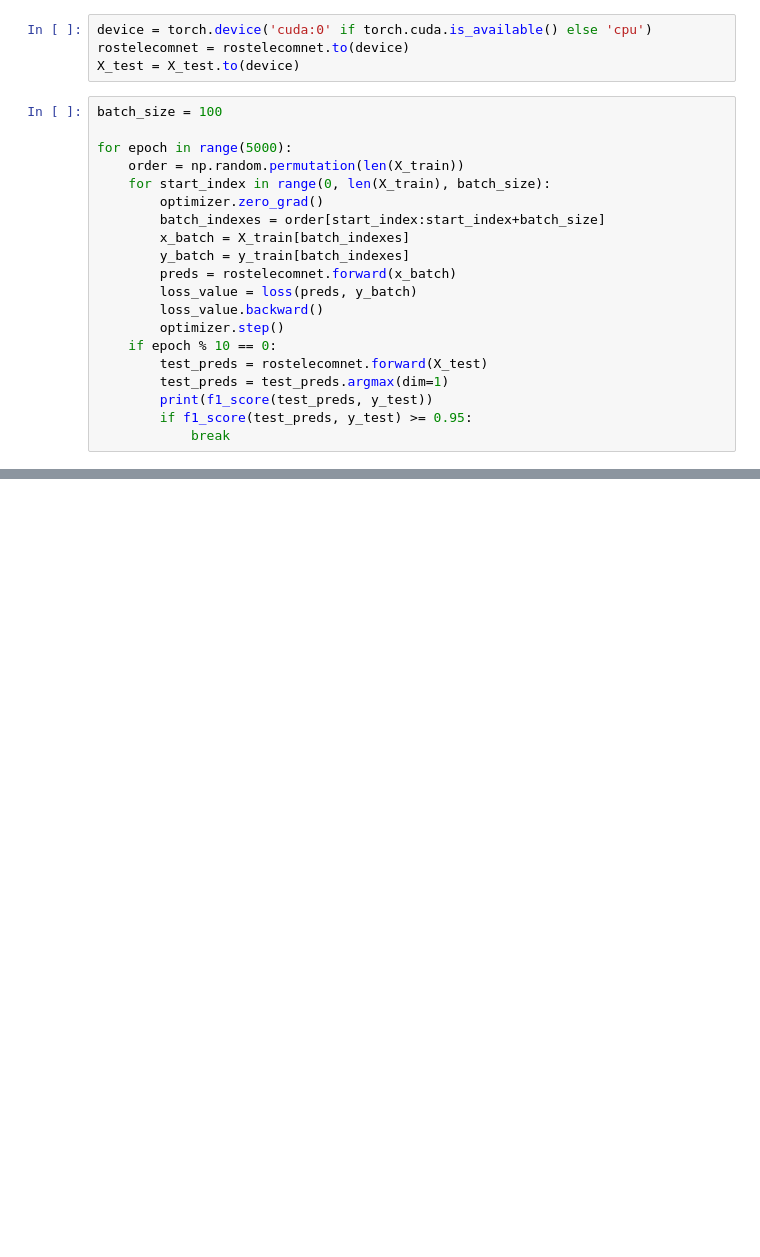
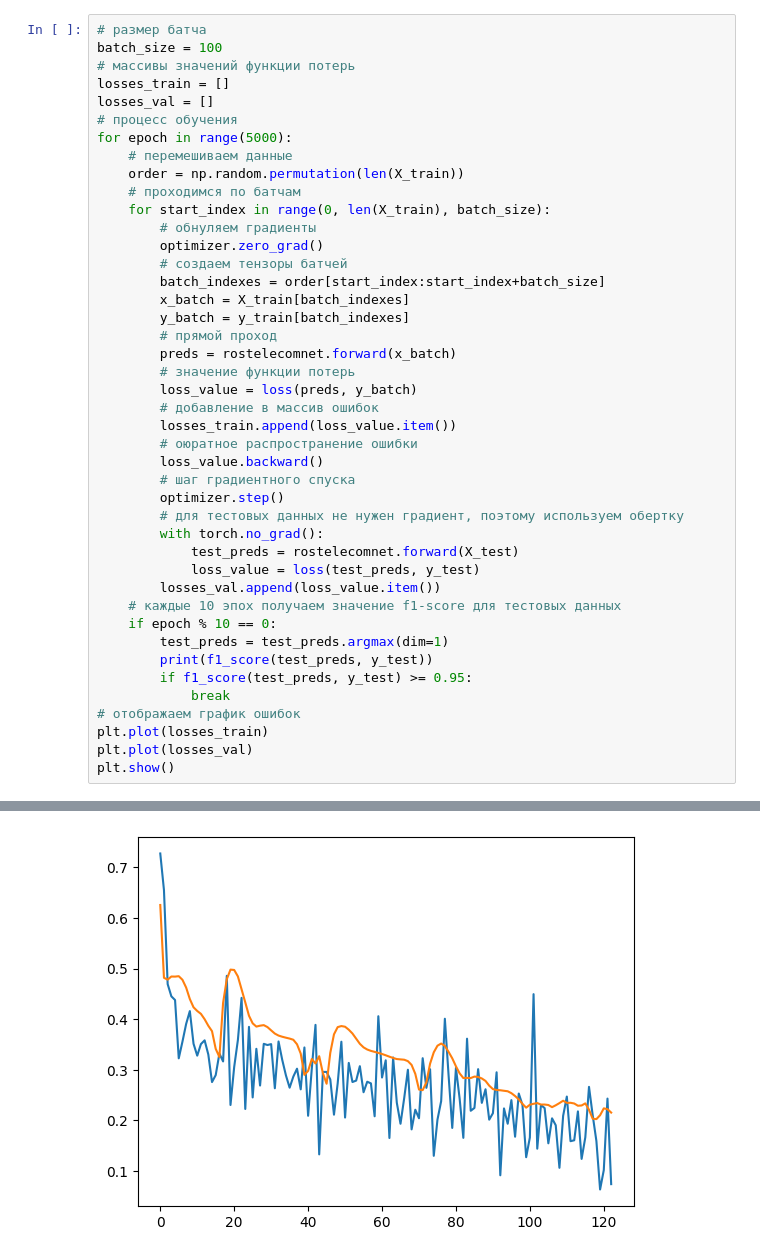
Before and after one commit to IvanMedvedev11/AI-challenge-2025-main-stage, a Jupyter notebook: model.ipynb, the cells around one changed output, grey strips where cells are left out. Cells and saved outputs as stored; diff of their text form; blank space fills up the shorter version.

```diff
--- a/model.ipynb
+++ b/model.ipynb
@@ -98,27 +133,46 @@ rostelecomnet = RostelecomNet()
 loss = torch.nn.CrossEntropyLoss()
 optimizer = torch.optim.Adam(rostelecomnet.parameters(), lr=1.0e-2)
-# %%
-device = torch.device('cuda:0' if torch.cuda.is_available() else 'cpu')
-rostelecomnet = rostelecomnet.to(device)
-X_test = X_test.to(device)
 # %%
+# размер батча
 batch_size = 100
-
+# массивы значений функции потерь
+losses_train = []
+losses_val = []
+# процесс обучения
 for epoch in range(5000):
+    # перемешиваем данные
     order = np.random.permutation(len(X_train))
+    # проходимся по батчам
     for start_index in range(0, len(X_train), batch_size):
+        # обнуляем градиенты
         optimizer.zero_grad()
+        # создаем тензоры батчей
         batch_indexes = order[start_index:start_index+batch_size]
         x_batch = X_train[batch_indexes]
         y_batch = y_train[batch_indexes]
+        # прямой проход
         preds = rostelecomnet.forward(x_batch)
+        # значение функции потерь
         loss_value = loss(preds, y_batch)
+        # добавление в массив ошибок
+        losses_train.append(loss_value.item())
+        # оюратное распространение ошибки
         loss_value.backward()
+        # шаг градиентного спуска
         optimizer.step()
+        # для тестовых данных не нужен градиент, поэтому используем обертку
+        with torch.no_grad():
+            test_preds = rostelecomnet.forward(X_test)
+            loss_value = loss(test_preds, y_test)
+        losses_val.append(loss_value.item())
+    # каждые 10 эпох получаем значение f1-score для тестовых данных
     if epoch % 10 == 0:
-        test_preds = rostelecomnet.forward(X_test)
         test_preds = test_preds.argmax(dim=1)
         print(f1_score(test_preds, y_test))
         if f1_score(test_preds, y_test) >= 0.95:
             break
+# отображаем график ошибок
+plt.plot(losses_train)
+plt.plot(losses_val)
+plt.show()
 # %% [output]
@@ -144 +184,2 @@ for epoch in range(5000):
+[figure, added]
 # %%
```
Also changed, not shown: parts of 19 cells of this notebook, 1 other file.
